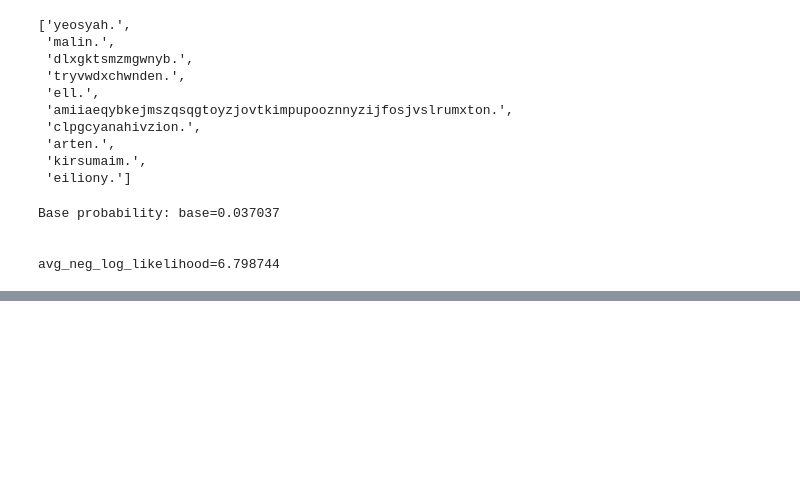
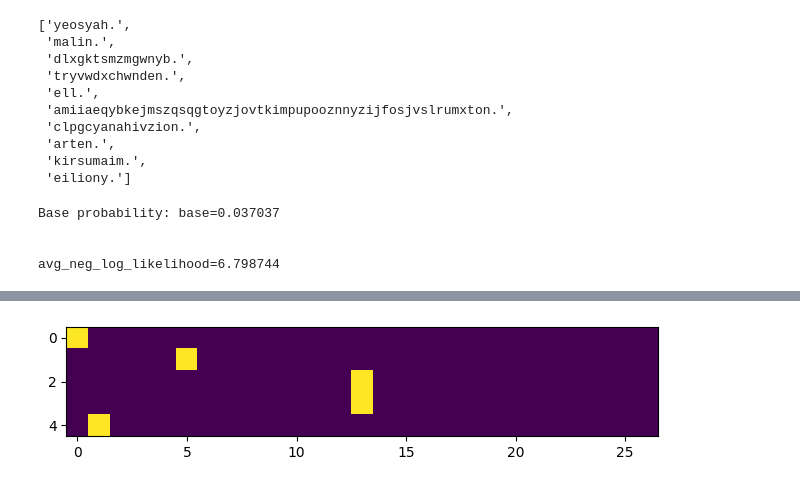
Before and after one commit to chineidu/NLP-Tutorial, a Jupyter notebook: notebook/08-Makemore/01-bigram/lab.ipynb, the cells around one changed output, grey strips where cells are left out. Saved outputs shown, nothing was run; the diff lists cells and outputs as text; code cells hidden in the pictures; blank space fills up the shorter version.

Commit message:
chore: Update notebook for n-gram character-level model using neural nets

```diff
--- a/notebook/08-Makemore/01-bigram/lab.ipynb
+++ b/notebook/08-Makemore/01-bigram/lab.ipynb
@@ -1150,0 +1159,13 @@ avg_neg_log_likelihood=6.798744
+# %%
+special_token: str = "."
+# Number of unique characters
+charaters: list[str] = sorted(set([x for name in names for x in name]))
+charaters.insert(0, special_token)
+
+print(f"Number of unique characters: {len(charaters)}")
+
+# Convert text to numbers.
+text_to_num: dict[str, int] = {text: idx for idx, text in enumerate(charaters)}
+# Convert numbers to text
+num_to_text: dict[int, str] = {idx: text for text, idx in text_to_num.items()}
+# console.print(text_to_num, num_to_text)
@@ -1150,0 +1174,20 @@ avg_neg_log_likelihood=6.798744
+# %%
+n: int = 2
+X, y = [], []
+
+# Read N words at a time
+for w in names[:1]:
+    # Add special character(s) between words
+    word: list[str] = [special_token] * (n - 1) + list(w) + [special_token]
+
+    for i in range(len(word) - n + 1):
+        # Get indices of the characters in the word.
+        # This will be used to create the n-gram tensor.
+        idxs: list[int] = [text_to_num.get(word[j]) for j in range(i, i + n)]
+        chars: list[str] = [word[j] for j in range(i, i + n)]
+        print(f"{chars=}")
+        X.append(idxs[0])
+        y.append(idxs[1])
+
+X_tensor: Tensor = torch.tensor(X)
+y_tensor: Tensor = torch.tensor(y)
@@ -1150,0 +1211,8 @@ avg_neg_log_likelihood=6.798744
+# %%
+import torch.nn.functional as F
+
+
+# It's better to use floats instead of ints for neural nets
+X_enc: Tensor = F.one_hot(X_tensor, num_classes=num_chars).float()
+print(f"{X_enc.shape = }")
+X_enc
@@ -1150,0 +1231,6 @@ avg_neg_log_likelihood=6.798744
+# %%
+plt.imshow(X_enc)
+plt.tight_layout()
+plt.show()
+# %% [output]
+[figure, added]
```
Also changed, not shown: parts of 25 cells of this notebook.
